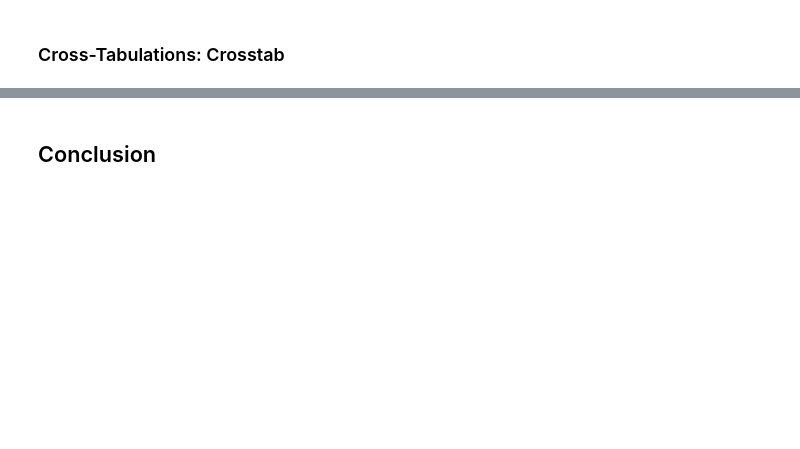
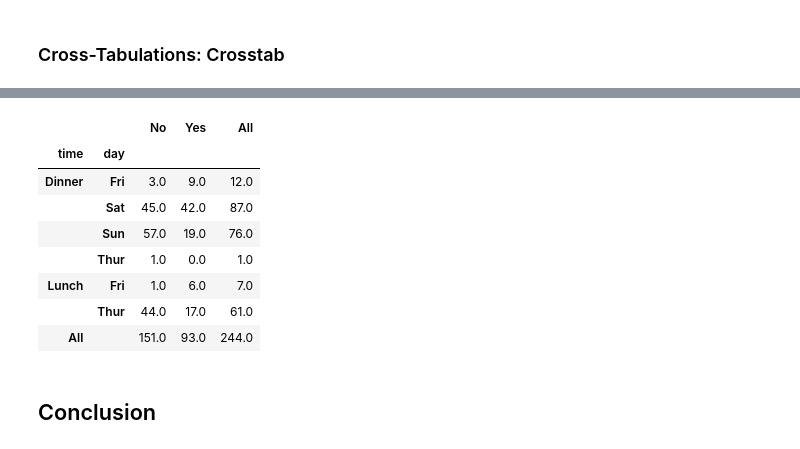
Before and after one commit to chan-prk/pydata-book, a Jupyter notebook: ch10.ipynb, the cells around one changed output, grey strips where cells are left out. Cells and saved outputs as stored; diff of their text form; code cells hidden in the pictures; blank space fills up the shorter version.

```diff
--- a/ch10.ipynb
+++ b/ch10.ipynb
@@ -1225,3 +1401,26 @@ pd.crosstab([tips.time, tips.day], tips.smoker, margins=True)
+# %%
+#ลองเอง
+# same result
+
+x = tips.groupby(['time', 'day', 'smoker'])['tip'].count().unstack()
+x = x.fillna(0)
+x = pd.concat([x, x.apply(np.sum, axis=1)], axis=1).rename(columns={0: 'All'})
+
+y = x.apply(np.sum)
+y = pd.DataFrame([y], index=[['All'], ['']])
+x = pd.concat([x, y])
+
+x
+# %% [output]
+|  |  | No | Yes | All |
+| time | day |  |  |  |
+| Dinner | Fri | 3.0 | 9.0 | 12.0 |
+|  | Sat | 45.0 | 42.0 | 87.0 |
+|  | Sun | 57.0 | 19.0 | 76.0 |
+|  | Thur | 1.0 | 0.0 | 1.0 |
+| Lunch | Fri | 1.0 | 6.0 | 7.0 |
+|  | Thur | 44.0 | 17.0 | 61.0 |
+| All |  | 151.0 | 93.0 | 244.0 |
 # %%
 pd.options.display.max_rows = PREVIOUS_MAX_ROWS
 # %% [markdown]
```
Also changed, not shown: parts of 21 cells of this notebook, 1 other file.
